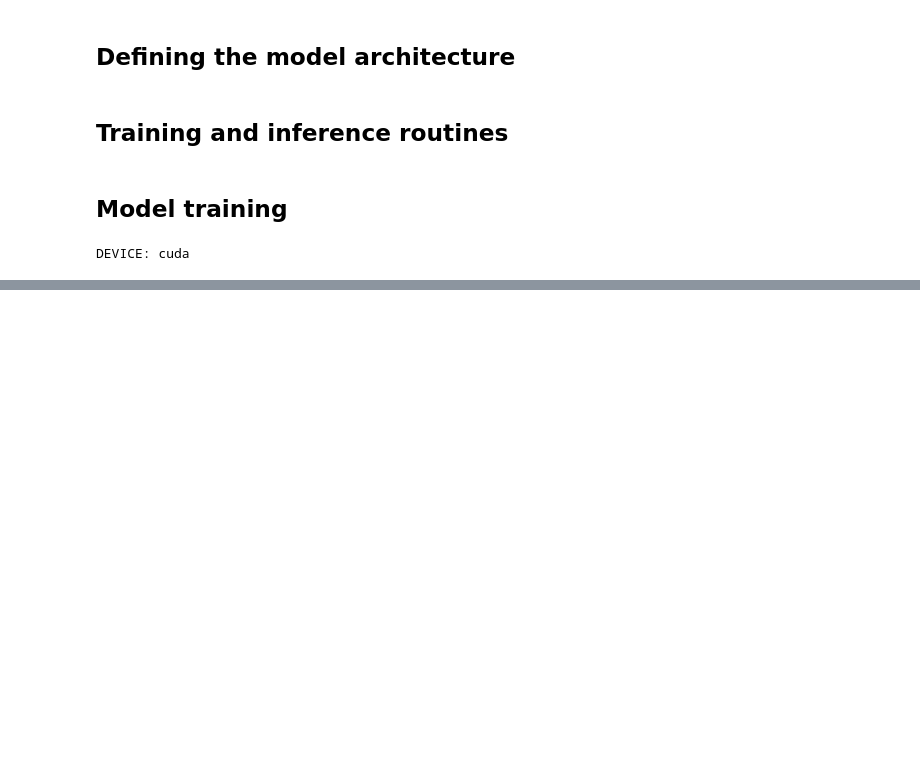
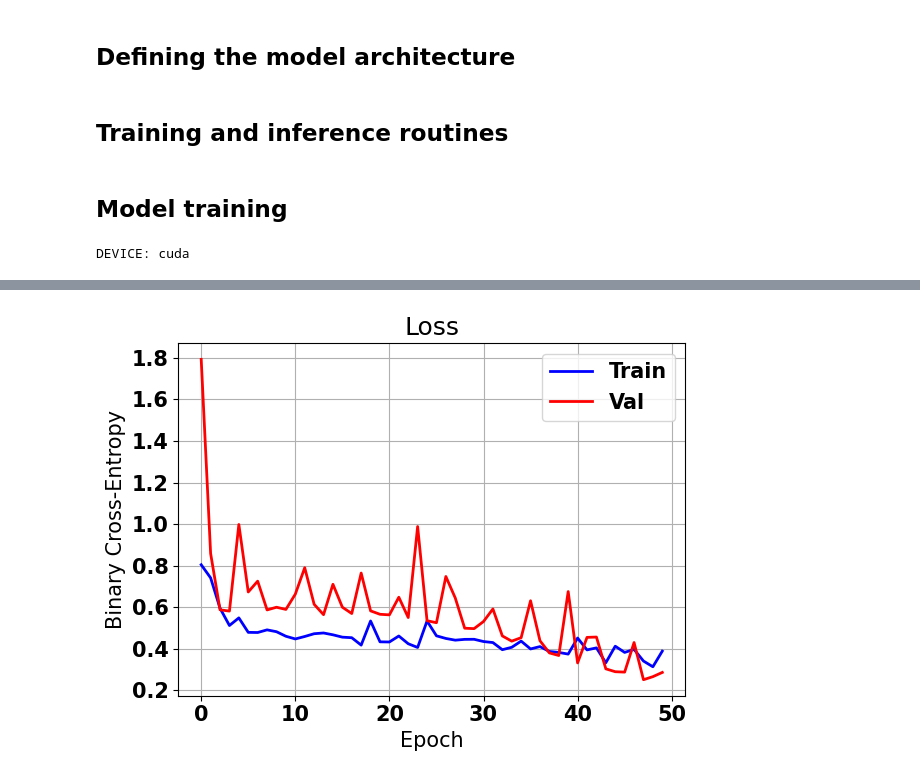
Before and after one commit to plrodrigues/TAAC_AnomalyDetection_in_MVTecDataset, a Jupyter notebook: notebooks/nb_2_vison_transformer_tests.ipynb, the cells around one changed output, grey strips where cells are left out. Saved outputs shown, nothing was run; the diff lists cells and outputs as text; code cells hidden in the pictures; blank space fills up the shorter version.

Commit message:
Trained a ViT model, loss decreased. Trying to visualize self attention maps

```diff
--- a/notebooks/nb_2_vison_transformer_tests.ipynb
+++ b/notebooks/nb_2_vison_transformer_tests.ipynb
@@ -168,7 +176,7 @@ def evaluate(model, data_loader, **kwargs):
         data, targets = data.to(device), targets.to(device)
         with torch.no_grad(): # no need to compute gradients
             logits = model(data)
-        loss = loss_fn(logits, targets)
+        loss = loss_fn(logits.float(), targets.float())
         avg_loss += loss.item()
         pbar.set_description(f'loss = {loss:.3f}')
     avg_loss /= len(data_loader)
@@ -176,7 +184,7 @@ def evaluate(model, data_loader, **kwargs):
 
 def fit(model, train_loader, val_loader, optimizer, **kwargs):
     num_epochs = kwargs.get('num_epochs', 100)
-    loss_fn = kwargs.get('loss_fn', torch.nn.functional.mse_loss)
+    loss_fn = kwargs.get('loss_fn', torch.nn.functional.binary_cross_entropy_with_logits)
     device = kwargs.get('device', torch.device('cpu'))
 
     train_loss_hist, val_loss_hist = [], []
@@ -194,7 +202,7 @@ def fit(model, train_loader, val_loader, optimizer, **kwargs):
             logits = model(data) # forward pass
             logging.debug(f"Before loss computation (training), logits: {logits.shape} targets: {targets.shape}")
             logging.debug(f"DTypes: logits {type(logits)}, targets {type(targets)}")
-            loss = loss_fn(logits, targets) # loss computation
+            loss = loss_fn(logits.float(), targets.float()) # loss computation
             loss.backward() # computing gradients (backward pass)
             optimizer.step() # updating the parameters of the model
 
@@ -213,12 +221,20 @@ def fit(model, train_loader, val_loader, optimizer, **kwargs):
 # %% [markdown]
 ## Model training
 # %%
-LEARNING_RATE = 1e-3
-NUM_EPOCHS = 100
+# Define DataLoaders for batching input
+BATCH_SIZE = 10
+
+train_dataloader = torch.utils.data.DataLoader(train_data, batch_size=BATCH_SIZE, collate_fn=collate_fn, shuffle=True)
+test_dataloader = torch.utils.data.DataLoader(test_data, batch_size=BATCH_SIZE, collate_fn=collate_fn, shuffle=False)
+val_dataloader = torch.utils.data.DataLoader(val_data, batch_size=BATCH_SIZE, collate_fn=collate_fn, shuffle=False)
+
+# Define hyperparameters
+LEARNING_RATE = 1e-4
+NUM_EPOCHS = 50
 
 SEQUENCE_LENGTH = 400
 INPUT_FEATURES = 7500
-ENCODER_LAYERS = 3
+ENCODER_LAYERS = 1
 ENCODER_DIM = 128
 ENCODER_HEADS = 8
 
@@ -250,0 +286,12 @@ RuntimeError: Found dtype Long but expected Float
+# %%
+with plt.rc_context(rc={'font.size': 15, 'font.weight': 'bold'}):
+    plt.title("Loss")
+    plt.plot(train_loss, lw=2.0, c="b", label="Train")
+    plt.plot(val_loss, lw=2.0, c="r", label="Val")
+    plt.xlabel("Epoch")
+    plt.ylabel("Binary Cross-Entropy")
+    plt.legend()
+    plt.grid()
+    plt.tight_layout()
+# %% [output]
+[figure, added]
```
Also changed, not shown: parts of 8 cells of this notebook.
